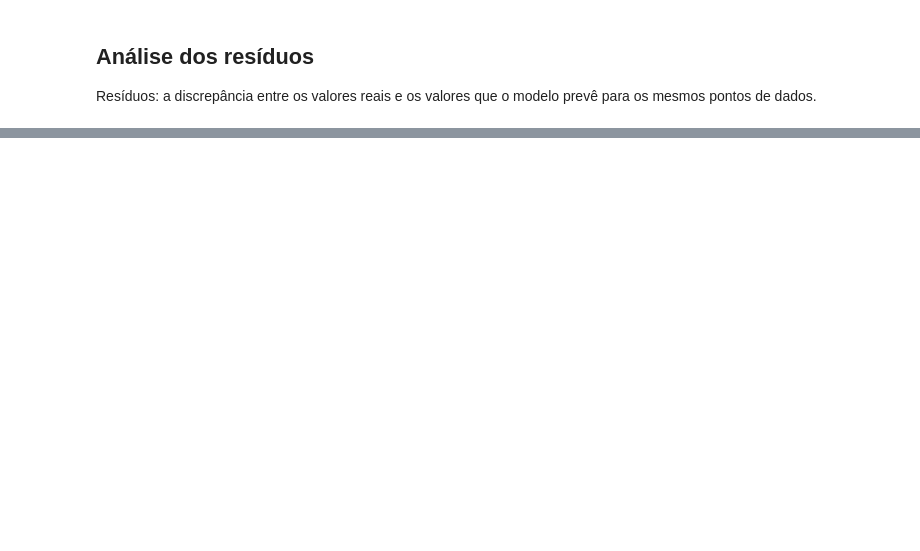
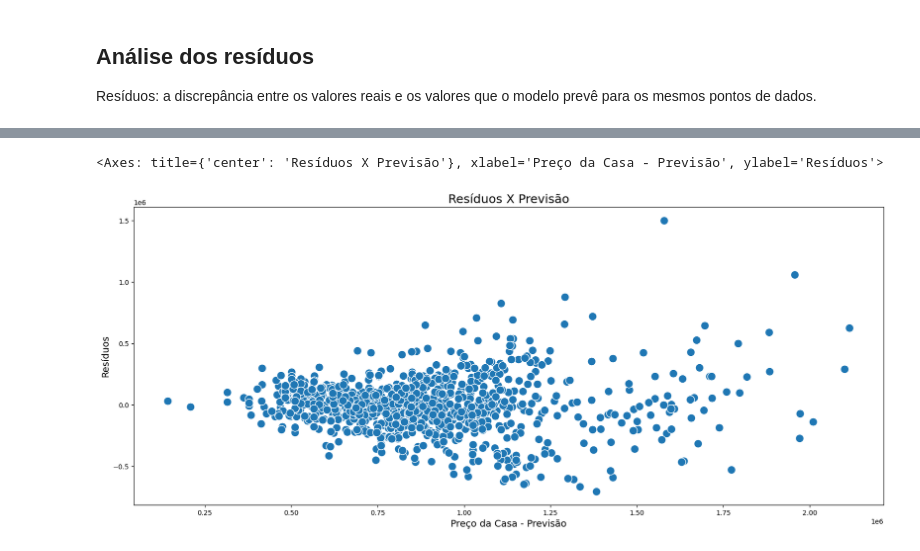
Before and after one commit to cauancalmeida/Data_Science_studies, a Jupyter notebook: Preços_Imóveis_Regressão_Linear.ipynb, the cells around one changed output, grey strips where cells are left out. Drawn from its saved outputs; the diff is of its cells as text; code cells hidden in the pictures; blank space fills up the shorter version.

```diff
--- a/Preços_Imóveis_Regressão_Linear.ipynb
+++ b/Preços_Imóveis_Regressão_Linear.ipynb
@@ -323,6 +349,7 @@ modelo_2 = sm.OLS(y_train,
 # %%
 # Modelo sem informações sobre garagem
-modelo_3 = sm.OLS(y_train,
-                  X_train[]).fit()
+modelo_3 = sm.OLS(Y_train,
+                  X_train[['const','area_primeiro_andar','existe_segundo_andar'
+                  ,'quantidade_banheiros','qualidade_da_cozinha_Excelente']]).fit()
 # %%
 # Resumo do modelo 1
@@ -401,6 +672,7 @@ explicativas_3 = ['const','area_primeiro_andar', 'existe_segundo_andar',
 Resíduos: a discrepância entre os valores reais e os valores que o modelo prevê para os mesmos pontos de dados.
 # %%
 # Prevendo os valores do treino X_train[explicativas_3]
+Y_previsto = modelo_3.predict(X_train[explicativas_3])
 # %%
 # Fazendo um scatter plot entre y_previsto e y_train
 
@@ -411,11 +685,15 @@ fig.show()
 # %%
 # Residuos
+residos = modelo_3.resid
 # %%
-ax = sns.scatterplot(x=       , y=        , s=150)
+ax = sns.scatterplot(x=Y_previsto, y=residos, s=150)
 ax.figure.set_size_inches(20, 8)
 ax.set_title('Resíduos X Previsão', fontsize=18)
 ax.set_xlabel('Preço da Casa - Previsão', fontsize=14)
 ax.set_ylabel('Resíduos', fontsize=14)
 ax
+# %% [output]
+<Axes: title={'center': 'Resíduos X Previsão'}, xlabel='Preço da Casa - Previsão', ylabel='Resíduos'>
+[figure, added]
 # %% [markdown]
 ![image.png](embedded-picture-1)
```
Also changed, not shown: parts of 42 cells of this notebook.
